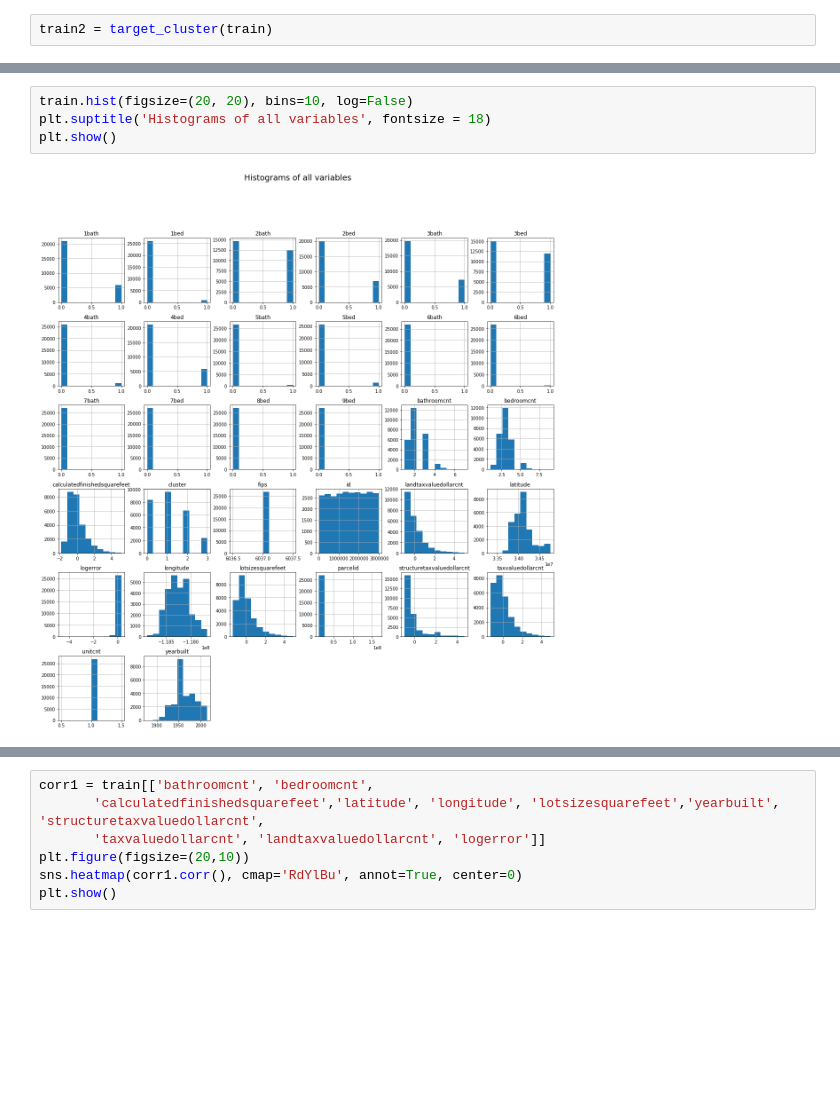
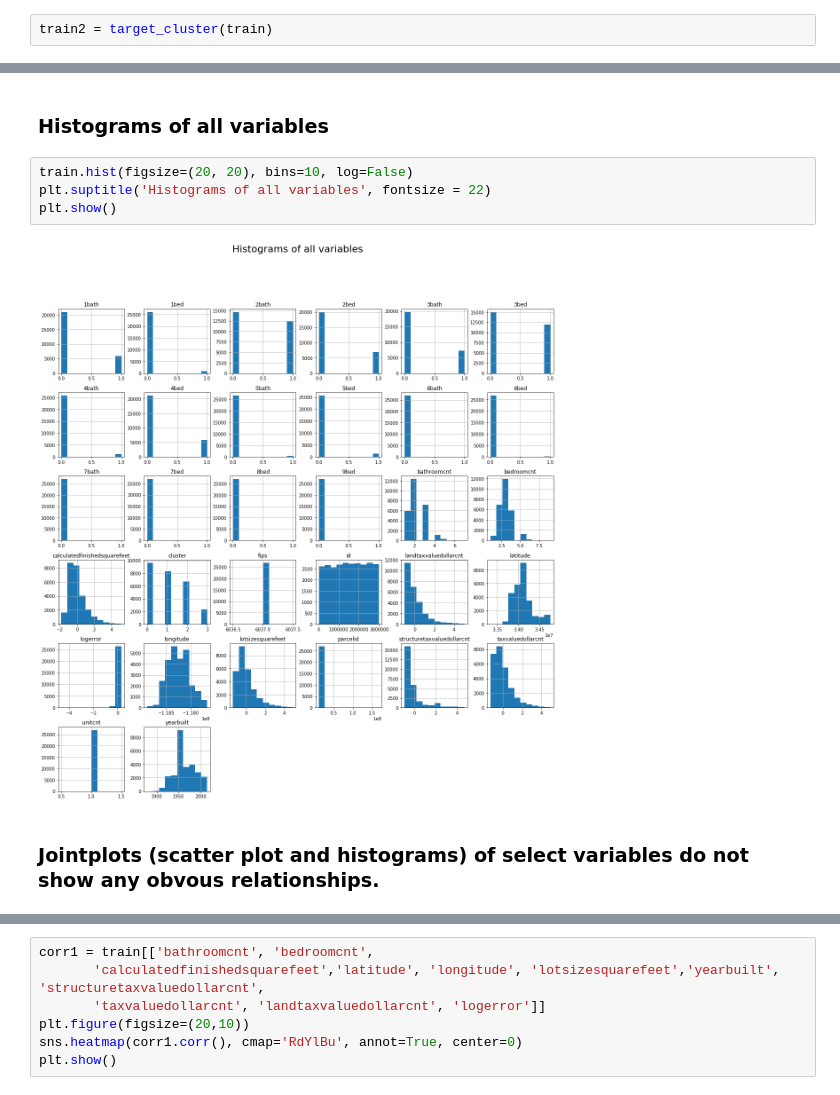
Before and after one commit to Osdorn-Typewriter-Repair/osdorn_project, a Jupyter notebook: osdorn_project_sean.ipynb, the cells around one changed output, grey strips where cells are left out. Cells and saved outputs as stored; diff of their text form; blank space fills up the shorter version.

```diff
--- a/osdorn_project_sean.ipynb
+++ b/osdorn_project_sean.ipynb
@@ -584,6 +700,10 @@ plt.show()
+# %% [markdown]
+### Histograms of all variables
 # %%
 train.hist(figsize=(20, 20), bins=10, log=False)
-plt.suptitle('Histograms of all variables', fontsize = 18)
+plt.suptitle('Histograms of all variables', fontsize = 22)
 plt.show()
 # %% [output]
-[figure, old version]
+[figure, new version]
+# %% [markdown]
+### Jointplots (scatter plot and histograms) of select variables do not show any obvous relationships.
```
Also changed, not shown: parts of 83 cells of this notebook.
